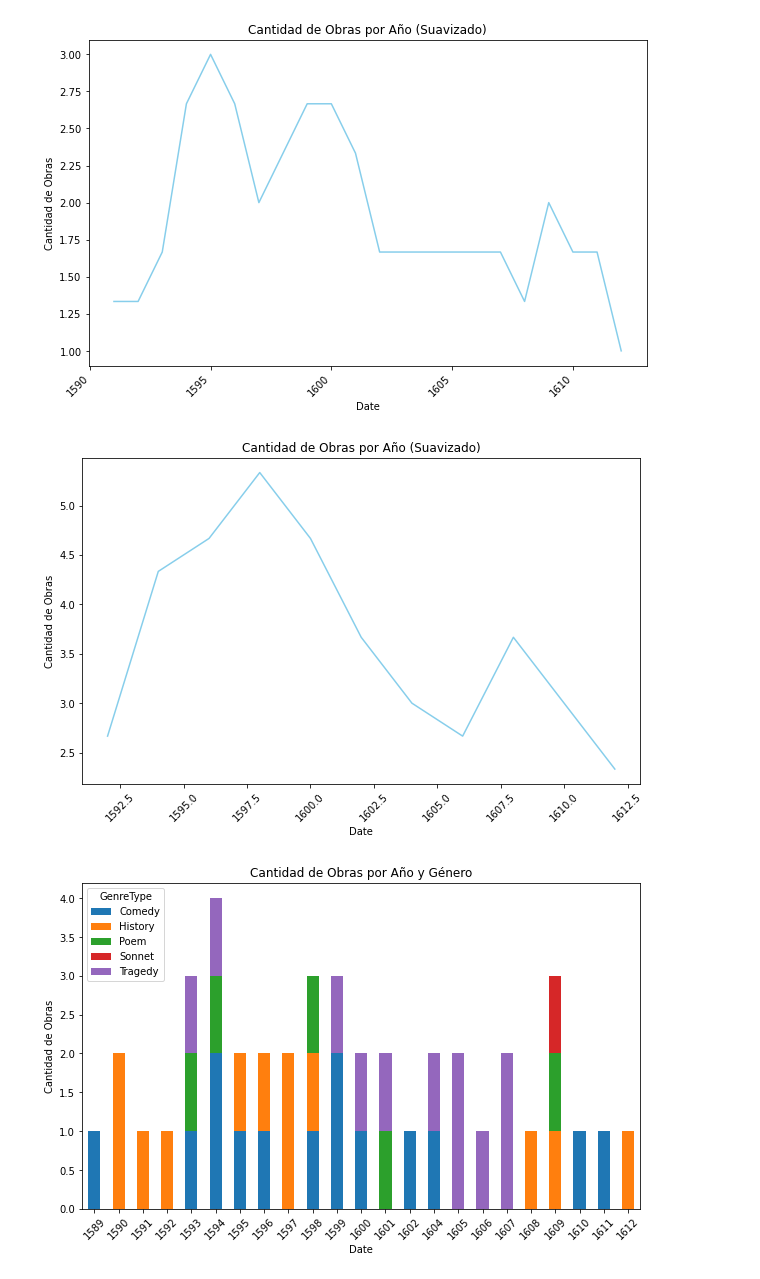
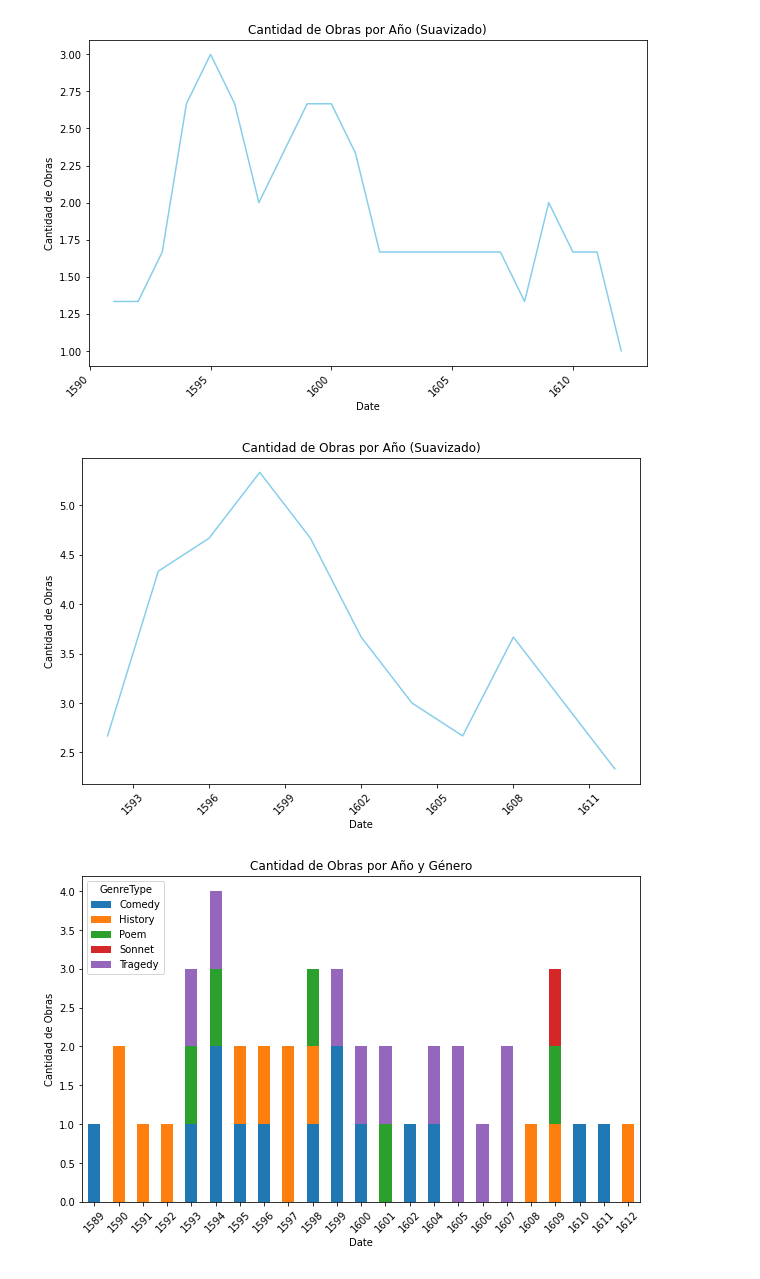
Before and after one commit to AlinaMendez/intro-cd, a Jupyter notebook: Tarea_1/shakespeare_propuesta.ipynb, the cells around one changed output. Saved outputs shown, nothing was run; the diff lists cells and outputs as text; code cells hidden in the pictures.

```diff
--- a/Tarea_1/shakespeare_propuesta.ipynb
+++ b/Tarea_1/shakespeare_propuesta.ipynb
@@ -396,19 +396,26 @@ plt.show()
 # %% [output]
 [figure]
 # %%
+from matplotlib.ticker import MaxNLocator
+
 # Calcular la media móvil con ventana de 3 años
 obras_por_año_suavizado = obras_por_año_agrupado.rolling(window=3).mean()
 
 # Graficar el suavizado
 plt.figure(figsize=(10, 6))
 plt.plot(obras_por_año_suavizado, color='skyblue')
 plt.title('Cantidad de Obras por Año (Suavizado)')
 plt.xlabel('Date')
 plt.ylabel('Cantidad de Obras')
 plt.xticks(rotation=45)
+
+# Configurar el eje X para mostrar solo números enteros
+ax = plt.gca()
+ax.xaxis.set_major_locator(MaxNLocator(integer=True))
+
 plt.show()
 # %% [output]
-[figure, old version]
+[figure, new version]
 # %%
 # Contar la cantidad de obras por año y género
 obras_por_año_genero = df_works.groupby(['Date', 'GenreType']).size().unstack(fill_value=0)
```
Also changed, not shown: 1 other file.
